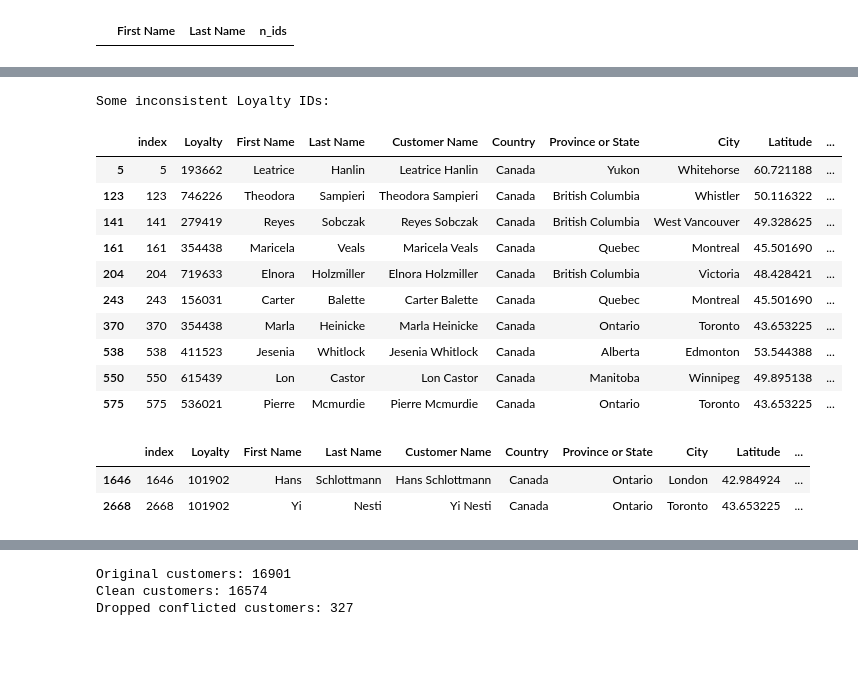
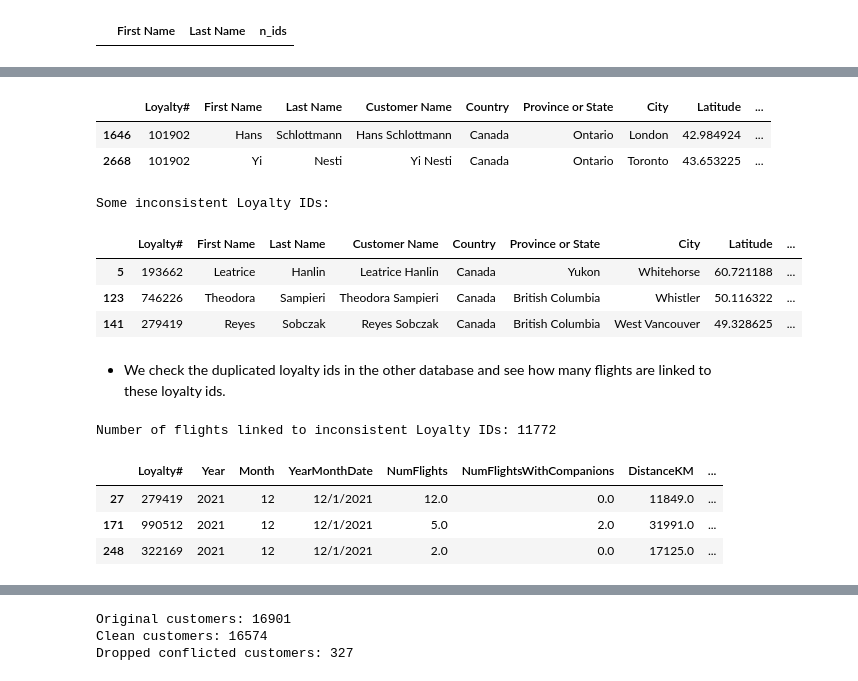
Before and after one commit to duartegomes11/DataMining2025---Project, a Jupyter notebook: notebooks/00_data_overview.ipynb, the cells around one changed output, grey strips where cells are left out. Saved outputs shown, nothing was run; the diff lists cells and outputs as text; code cells hidden in the pictures; blank space fills up the shorter version.

```diff
--- a/notebooks/00_data_overview.ipynb
+++ b/notebooks/00_data_overview.ipynb
@@ -53,9 +49,6 @@ display(flights.head())
 # %%
-# Rename first column of customers to "index" and datatype int
-customers.rename(columns={customers.columns[0]: "index"}, inplace=True)
-customers["index"] = customers["index"].astype(int)
+# Remove column "Unnamed: 0" from customers dataframe, because it can not be used as an index column, is not needed and has no context in the data
+if "Unnamed: 0" in customers.columns:
+	customers.drop(columns=["Unnamed: 0"], inplace=True)
 
-#Rename second column Loyalty# to Loyalty
-customers.rename(columns={customers.columns[1]: "Loyalty"}, inplace=True)
-#Rename second column Loyalty# to Loyalty
-flights.rename(columns={flights.columns[0]: "Loyalty"}, inplace=True)
+display(customers.head(3))
@@ -320,5 +442,4 @@ Number of customers with Income = 0: 4273
 # %%
-# Show all columns of zero_income
-pd.set_option('display.max_columns', None)
+# Show a few rows of zero_income
 zero_income.head()
 # %% [output]
@@ -365,7 +666,7 @@ Customers with the same name but different Loyalty IDs: 0
 # Check uniqueness of First Name and Last Name per Loyalty ID
 # Count unique first and last names per Loyalty ID
 id_name_counts = (
-    customers.groupby("Loyalty")[["First Name", "Last Name"]]
+    customers.groupby("Loyalty#")[["First Name", "Last Name"]]
     .nunique()
     .reset_index()
 )
@@ -376,6 +677,6 @@ inconsistent_ids = id_name_counts[
 ]
 
 print("Loyalty values linked to multiple different names:", inconsistent_ids.shape[0])
-display(inconsistent_ids.head(20))
+display(inconsistent_ids.head(3))
 # %% [output]
 Loyalty values linked to multiple different names: 163
@@ -399,24 +687,37 @@ Loyalty values linked to multiple different names: 163
+# %%
+# show the entry of 101902
+display(customers[customers["Loyalty#"] == 101902])
+# %% [output]
+|  | Loyalty# | First Name | Last Name | Customer Name | Country | Province or State | City | Latitude | ... |
+| 1646 | 101902 | Hans | Schlottmann | Hans Schlottmann | Canada | Ontario | London | 42.984924 | ... |
+| 2668 | 101902 | Yi | Nesti | Yi Nesti | Canada | Ontario | Toronto | 43.653225 | ... |
 # %%
 # Print some of the inconsistent IDs
 print("Some inconsistent Loyalty IDs:")
-display(customers[customers["Loyalty"].isin(inconsistent_ids["Loyalty"])].head(10))
+display(customers[customers["Loyalty#"].isin(inconsistent_ids["Loyalty#"])].head(3))
 # %% [output]
 Some inconsistent Loyalty IDs:
-|  | index | Loyalty | First Name | Last Name | Customer Name | Country | Province or State | City | Latitude | ... |
-| 5 | 5 | 193662 | Leatrice | Hanlin | Leatrice Hanlin | Canada | Yukon | Whitehorse | 60.721188 | ... |
-| 123 | 123 | 746226 | Theodora | Sampieri | Theodora Sampieri | Canada | British Columbia | Whistler | 50.116322 | ... |
-| 141 | 141 | 279419 | Reyes | Sobczak | Reyes Sobczak | Canada | British Columbia | West Vancouver | 49.328625 | ... |
-| 161 | 161 | 354438 | Maricela | Veals | Maricela Veals | Canada | Quebec | Montreal | 45.501690 | ... |
-| 204 | 204 | 719633 | Elnora | Holzmiller | Elnora Holzmiller | Canada | British Columbia | Victoria | 48.428421 | ... |
-| 243 | 243 | 156031 | Carter | Balette | Carter Balette | Canada | Quebec | Montreal | 45.501690 | ... |
-| 370 | 370 | 354438 | Marla | Heinicke | Marla Heinicke | Canada | Ontario | Toronto | 43.653225 | ... |
-| 538 | 538 | 411523 | Jesenia | Whitlock | Jesenia Whitlock | Canada | Alberta | Edmonton | 53.544388 | ... |
-| 550 | 550 | 615439 | Lon | Castor | Lon Castor | Canada | Manitoba | Winnipeg | 49.895138 | ... |
-| 575 | 575 | 536021 | Pierre | Mcmurdie | Pierre Mcmurdie | Canada | Ontario | Toronto | 43.653225 | ... |
+|  | Loyalty# | First Name | Last Name | Customer Name | Country | Province or State | City | Latitude | ... |
+| 5 | 193662 | Leatrice | Hanlin | Leatrice Hanlin | Canada | Yukon | Whitehorse | 60.721188 | ... |
+| 123 | 746226 | Theodora | Sampieri | Theodora Sampieri | Canada | British Columbia | Whistler | 50.116322 | ... |
+| 141 | 279419 | Reyes | Sobczak | Reyes Sobczak | Canada | British Columbia | West Vancouver | 49.328625 | ... |
-# %%
-# Print the rows specific Loyalty ID
-display(customers[customers["Loyalty"] == 101902])
-# %% [output]
-|  | index | Loyalty | First Name | Last Name | Customer Name | Country | Province or State | City | Latitude | ... |
-| 1646 | 1646 | 101902 | Hans | Schlottmann | Hans Schlottmann | Canada | Ontario | London | 42.984924 | ... |
-| 2668 | 2668 | 101902 | Yi | Nesti | Yi Nesti | Canada | Ontario | Toronto | 43.653225 | ... |
+# %% [markdown]
+- We check the duplicated loyalty ids in the other database and see how many flights are linked to these loyalty ids.
+# %%
+# Check flights database for these inconsistent loyalty ids
+flights_inconsistent = flights[flights["Loyalty#"].isin(inconsistent_ids["Loyalty#"])]
+print("Number of flights linked to inconsistent Loyalty IDs:", flights_inconsistent.shape[0])
+display(flights_inconsistent.head(3))
+
+# Check if there are two entries for each month of the same loyalty id
+duplicate_flights = (
+    flights_inconsistent.groupby(["Loyalty#", "Year", "Month"])
+    .size()
+    .reset_index(name="count")
+)
+# %% [output]
+Number of flights linked to inconsistent Loyalty IDs: 11772
+|  | Loyalty# | Year | Month | YearMonthDate | NumFlights | NumFlightsWithCompanions | DistanceKM | ... |
+| 27 | 279419 | 2021 | 12 | 12/1/2021 | 12.0 | 0.0 | 11849.0 | ... |
+| 171 | 990512 | 2021 | 12 | 12/1/2021 | 5.0 | 2.0 | 31991.0 | ... |
+| 248 | 322169 | 2021 | 12 | 12/1/2021 | 2.0 | 0.0 | 17125.0 | ... |
```
Also changed, not shown: parts of 74 cells of this notebook, 6 other files.
